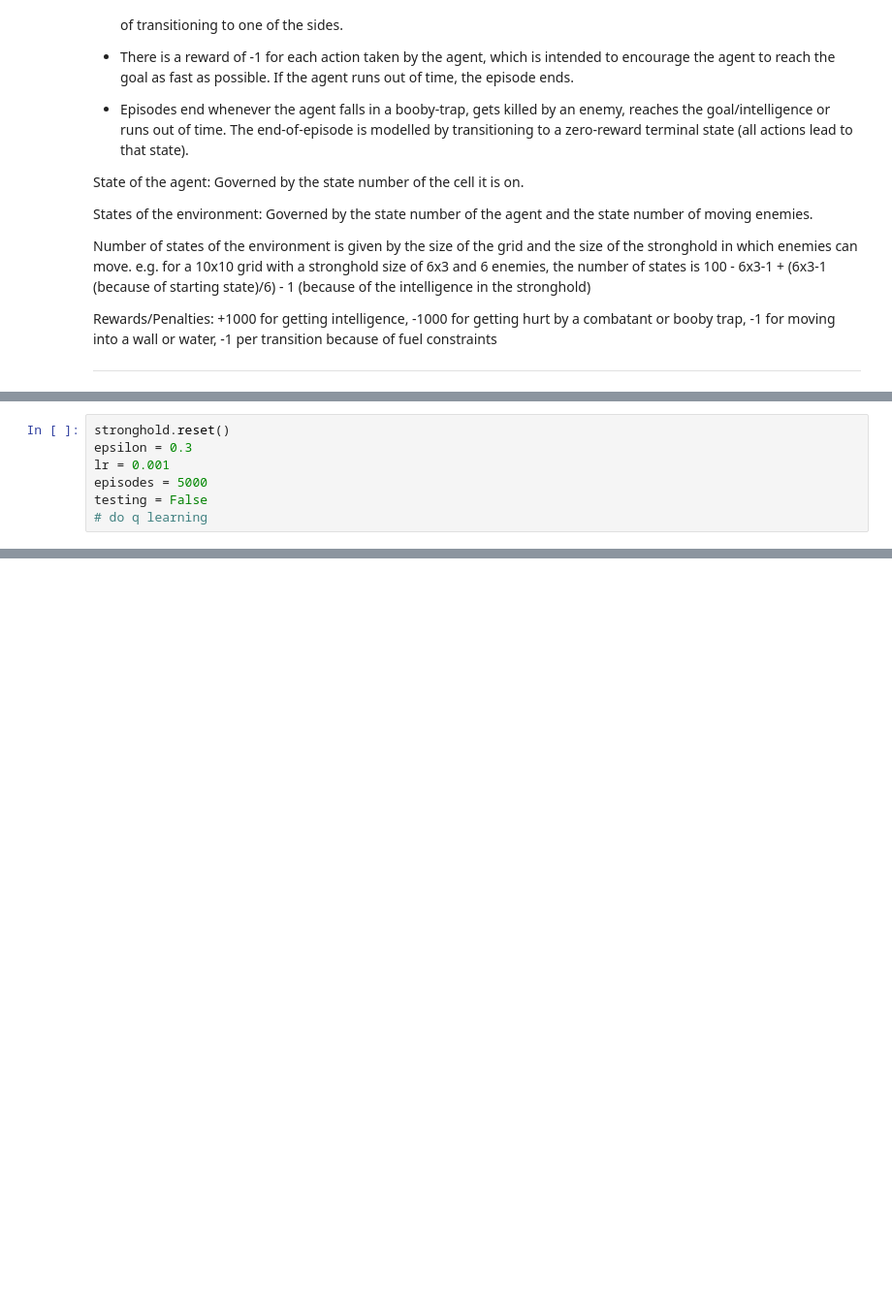
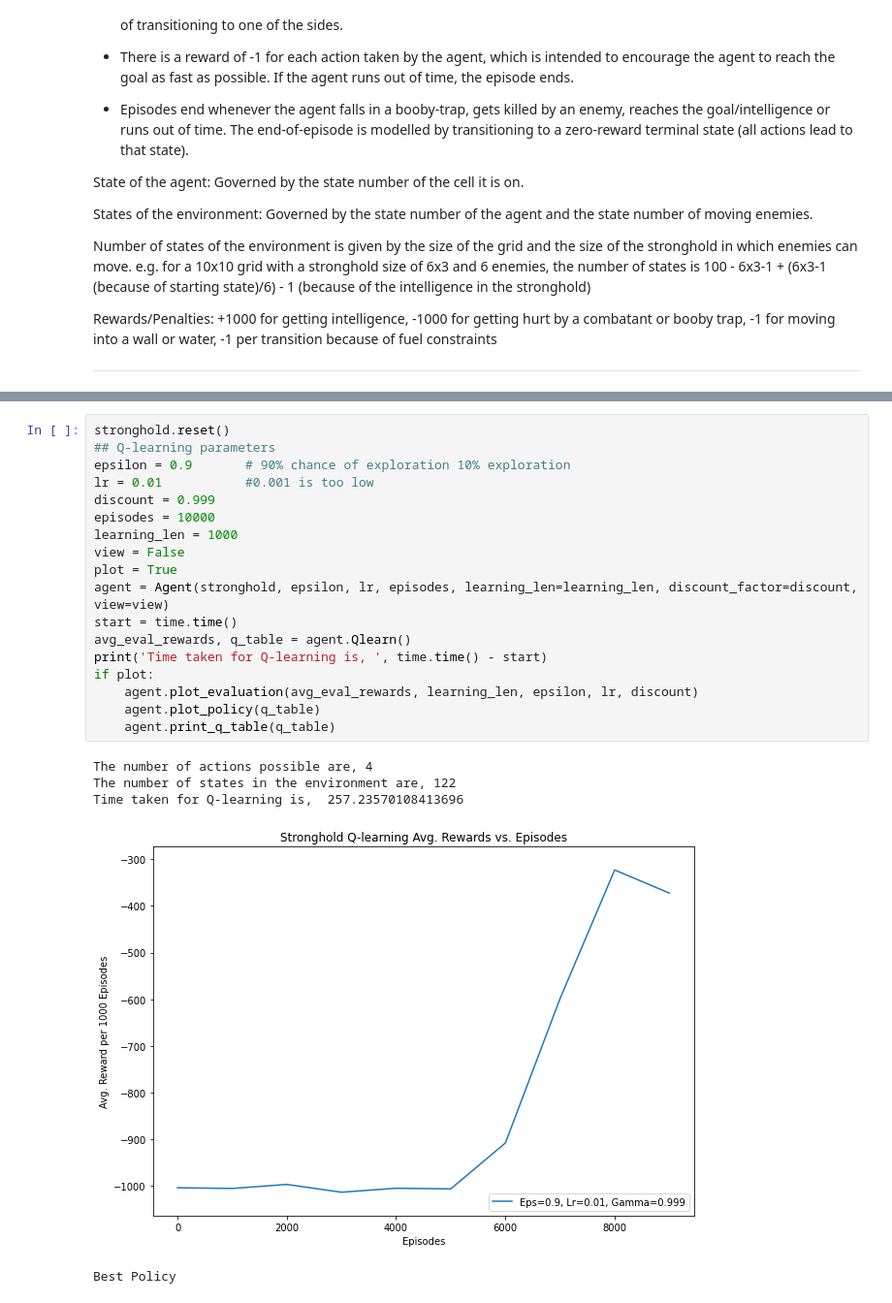
Before and after one commit to Assassinsarms/Stronghold-MDP-Q-learning-in-Stronghold-Environment-DDPG-in-Lunar-Lander, a Jupyter notebook: Aaron_Mir_INM707_Task2.ipynb, the cells around one changed output, grey strips where cells are left out. Shown: that part at 97% size. Saved outputs shown, nothing was run; the diff lists cells and outputs as text; blank space fills up the shorter version.

Commit message:
Task 3 Started, Task 2 Done

```diff
--- a/Aaron_Mir_INM707_Task2.ipynb
+++ b/Aaron_Mir_INM707_Task2.ipynb
@@ -135,7 +60,0 @@ class Agent(Policies):
-# %%
-stronghold.reset()
-epsilon = 0.3
-lr = 0.001
-episodes = 5000
-testing = False
-# do q learning
@@ -141,0 +179,24 @@ testing = False
+# %%
+stronghold.reset()
+## Q-learning parameters
+epsilon = 0.9       # 90% chance of exploration 10% exploration
+lr = 0.01           #0.001 is too low
+discount = 0.999
+episodes = 10000
+learning_len = 1000
+view = False
+plot = True
+agent = Agent(stronghold, epsilon, lr, episodes, learning_len=learning_len, discount_factor=discount, view=view)
+start = time.time()
+avg_eval_rewards, q_table = agent.Qlearn()
+print('Time taken for Q-learning is, ', time.time() - start)
+if plot:
+    agent.plot_evaluation(avg_eval_rewards, learning_len, epsilon, lr, discount)
+    agent.plot_policy(q_table)
+    agent.print_q_table(q_table)
+# %% [output]
+The number of actions possible are, 4
+The number of states in the environment are, 122
+Time taken for Q-learning is,  257.23570108413696
+[figure, added]
+Best Policy
```
Also changed, not shown: parts of 10 cells of this notebook, 2 other files.
